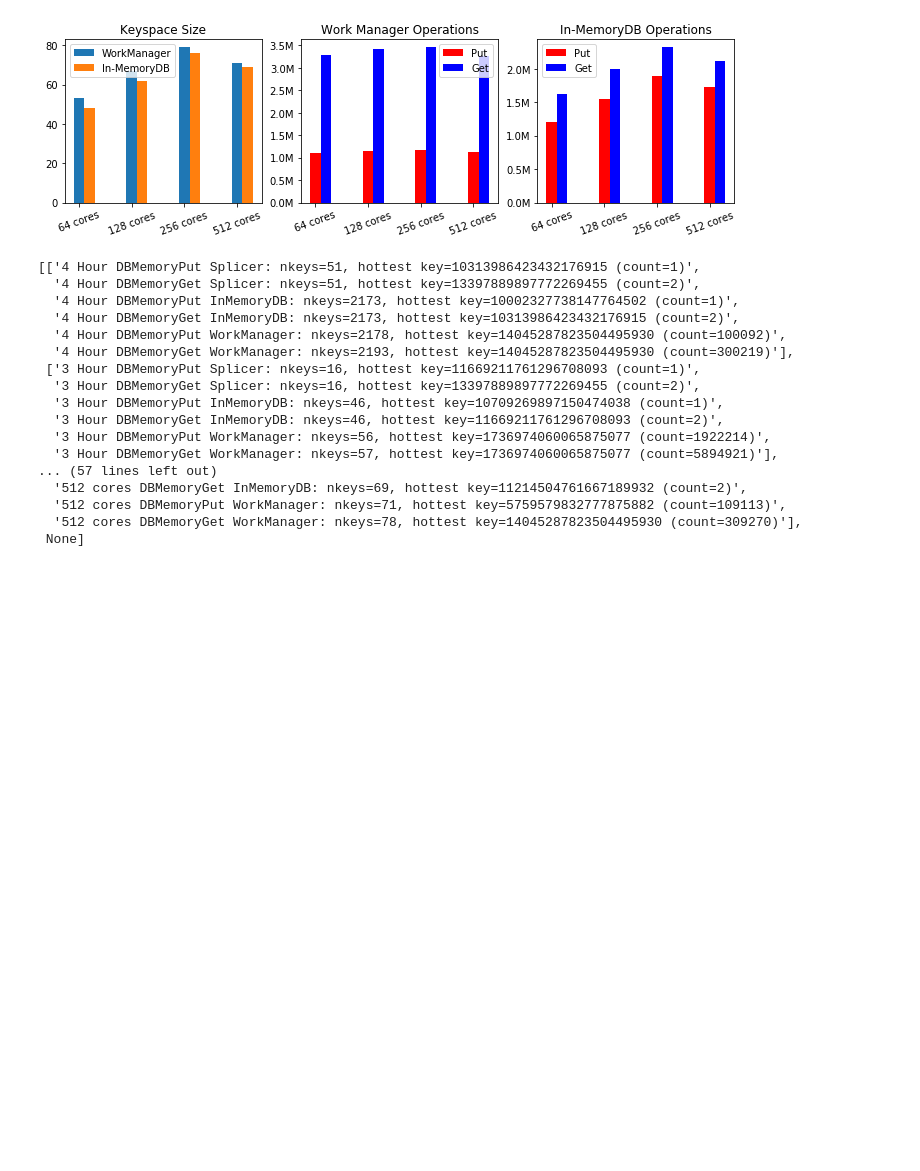
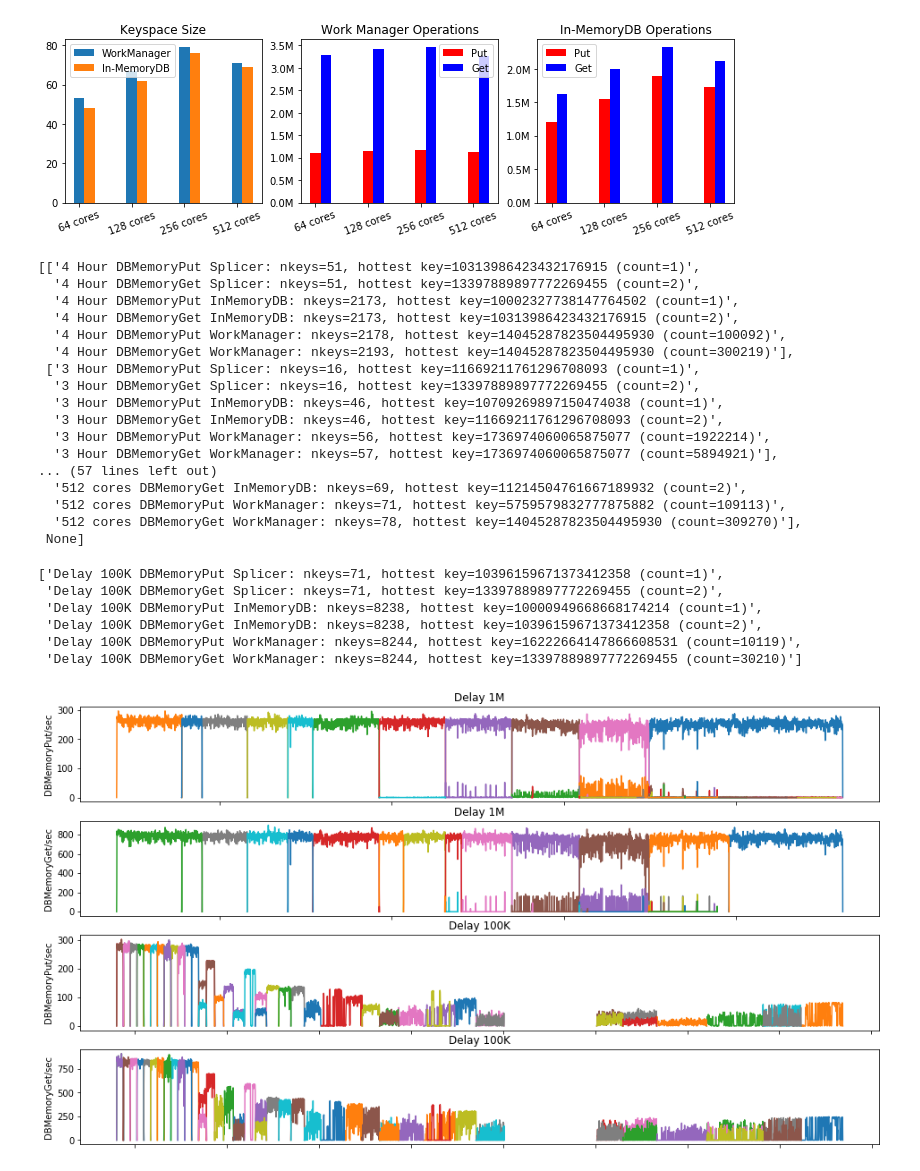
Before and after one commit to michaelsevilla/parsplice-popper, a Jupyter notebook: viz/viz-new.ipynb, the cells around one changed output. Drawn from its saved outputs; the diff is of its cells as text; code cells hidden in the pictures; blank space fills up the shorter version.

```diff
--- a/viz/viz-new.ipynb
+++ b/viz/viz-new.ipynb
@@ -191,3 +191,36 @@ stats
   '512 cores DBMemoryPut WorkManager: nkeys=71, hottest key=5759579832777875882 (count=109113)',
   '512 cores DBMemoryGet WorkManager: nkeys=78, hottest key=14045287823504495930 (count=309270)'],
  None]
+# %%
+parse(dfs, "Delay 1M",   d+"nano/parmsweep/scale-delay-1000000-60120")
+parse(dfs, "Delay 100K",   d+"nano/parmsweep/scale-delay-100000-60117")
+# %% [output]
+['Delay 100K DBMemoryPut Splicer: nkeys=71, hottest key=10396159671373412358 (count=1)',
+ 'Delay 100K DBMemoryGet Splicer: nkeys=71, hottest key=13397889897772269455 (count=2)',
+ 'Delay 100K DBMemoryPut InMemoryDB: nkeys=8238, hottest key=10000949668668174214 (count=1)',
+ 'Delay 100K DBMemoryGet InMemoryDB: nkeys=8238, hottest key=10396159671373412358 (count=2)',
+ 'Delay 100K DBMemoryPut WorkManager: nkeys=8244, hottest key=16222664147866608531 (count=10119)',
+ 'Delay 100K DBMemoryGet WorkManager: nkeys=8244, hottest key=13397889897772269455 (count=30210)']
+# %%
+def plot_keytimes(ax, dfs, key, shift=0, nkeys=50):
+    topKeys = dfs[key]['DF_KEY_COUNT'].nlargest(nkeys, 'count').head(nkeys)
+    for k in topKeys['key']:
+        raw = dfs[key]['DF_KEY_TIMES']
+        df = raw[(raw['key'] ==  k)]
+        if len(df) == 0:
+            continue
+        df = df.groupby('ts').size().reset_index()
+        df.columns=['ts', 'count']
+
+        first    = np.min(df['ts']) - 1
+        ts_range = np.max(df['ts']) - first + 2
+        x = np.arange(ts_range) + first
+        y = np.zeros(ts_range)
+        for k, v in df.iterrows():
+            y[v['ts'] - first] = v['count']
+        ax.plot(x, y, label=key)
+    ax.set_xticklabels([])
+    ax.set_title(key[0])
+    ax.set_ylabel(key[1] + "/sec")
+# %% [output]
+[figure, added]
```
Also changed, not shown: 8 other files.
